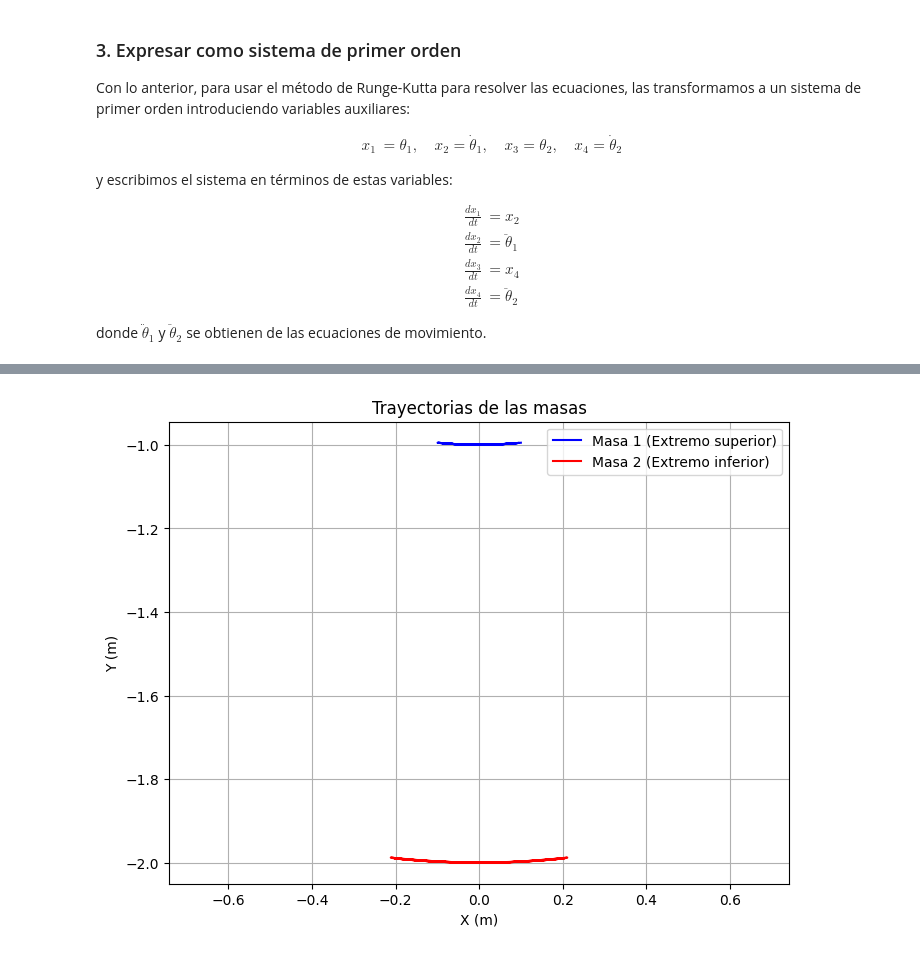
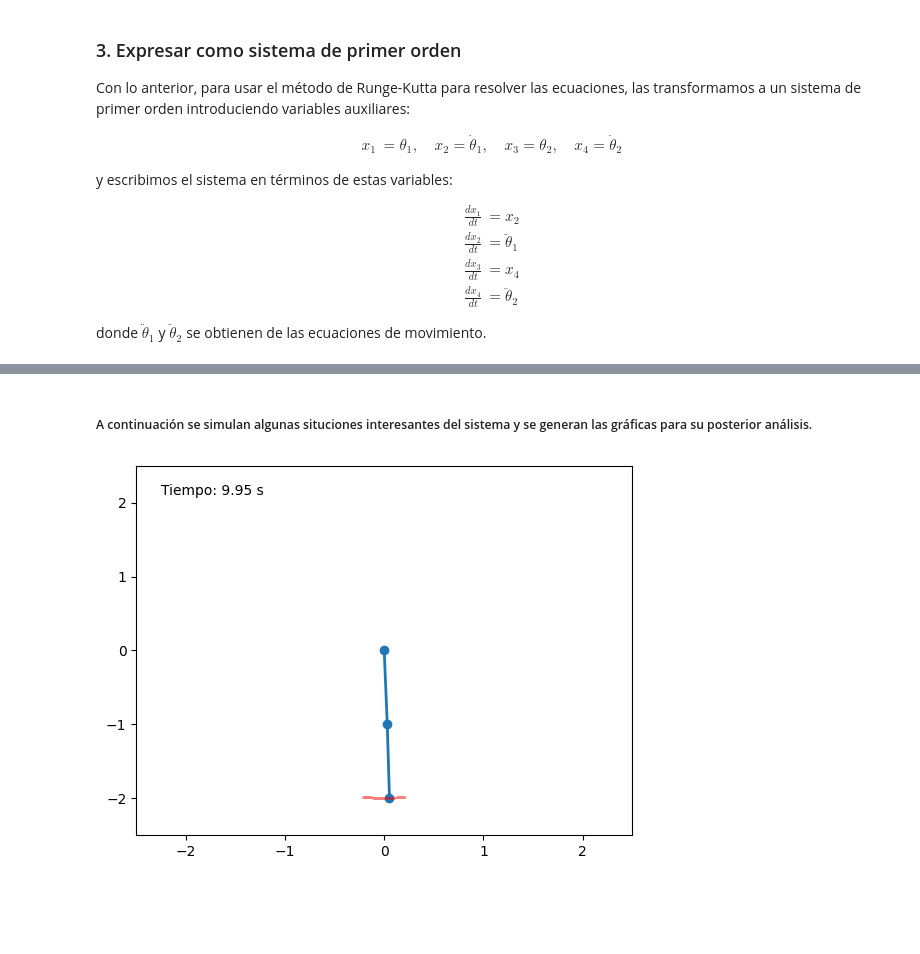
Before and after one commit to isaultirado77/double-pendulum, a Jupyter notebook: double_pendulum_analysis.ipynb, the cells around one changed output, grey strips where cells are left out. Drawn from its saved outputs; the diff is of its cells as text; code cells hidden in the pictures; blank space fills up the shorter version.

```diff
--- a/double_pendulum_analysis.ipynb
+++ b/double_pendulum_analysis.ipynb
@@ -260,7 +260,7 @@ class Animator:
         """Generador que recorre los datos precomputados."""
         while self.index < len(self.t):
             yield self.index
-            self.index += 1
+            self.index += 5
 
     def update(self, index):
         """Actualiza la animación en cada frame."""
@@ -280,9 +280,9 @@ class Animator:
         """Ejecuta la animación."""
         self.animation = animation.FuncAnimation(
             self.fig, self.update, frames=self.advance_time_step,
-            interval=10, blit=False
+            interval=5, blit=True
         )
 
-    def save_animation(self, filename="double_pendulum.gif", fps=30):
+    def save_animation(self, filename="double_pendulum.gif", fps=60):
         writer = animation.PillowWriter(fps=fps)
         self.animation.save(filename, writer=writer)
@@ -304,8 +289,27 @@ t, theta1, omega1, theta2, omega2, E_kin, E_pot, E_total = load_data()
-# %%
-plot_trajectories(theta1, theta2, l1, l2, show=False, save=True, imname=imname)
-plot_positions(t, theta1, theta2)
-plot_theta1_vs_theta2(theta1, theta2)
-plot_phase_space(t, theta1, omega1, theta2, omega2)
-plot_energy(t, E_kin, E_pot, E_total)
-# %% [output]
-[figure, removed]
+# %% [markdown]
+##### A continuación se simulan algunas situciones interesantes del sistema y se generan las gráficas para su posterior análisis.
+# %%
+# Parameter configuration: Pequeñas oscilaciones
+m1, l1, theta1_init, omega1_init = 1.0, 1.0, 0.1, 0.0
+m2, l2, theta2_init, omega2_init = 1.0, 1.0, 0.1, 0.0
+dt = 0.01
+t_max = 10.0
+imname = "_movimiento_regular"
+
+regular_system = System(m1, l1, theta1_init, omega1_init, m2, l2, theta2_init, omega2_init)
+regular_system.simulate(t_max, dt)
+
+# Load data
+t, theta1, omega1, theta2, omega2, E_kin, E_pot, E_total = load_data()
+plot_trajectories(theta1,theta2,l1,l2,show=False,save=True,imname=imname)
+plot_positions(t,theta1,theta2,show=False,save=True,imname=imname)
+plot_theta1_vs_theta2(theta1,theta2,show=False,save=True,imname=imname)
+plot_phase_space(theta1,omega1,theta2,omega2,show=False,save=True,imname=imname)
+plot_energy(t,E_kin,E_pot,E_total,show=False,save=True,imname=imname)
+
+
+animator = Animator(t, theta1, theta2, draw_trace=True)
+animator.animate()
+animator.save_animation(filename="regular_double_pendulum.gif")
+# %% [output]
+[figure, added]
```
Also changed, not shown: parts of 6 cells of this notebook, 4 other files.
